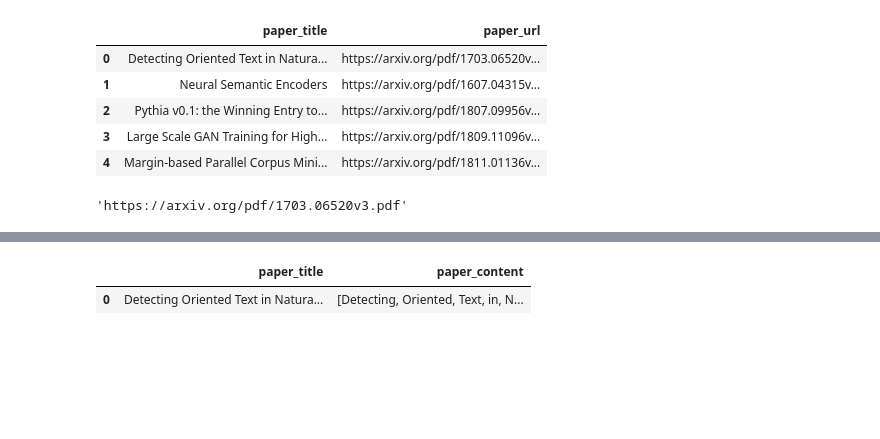
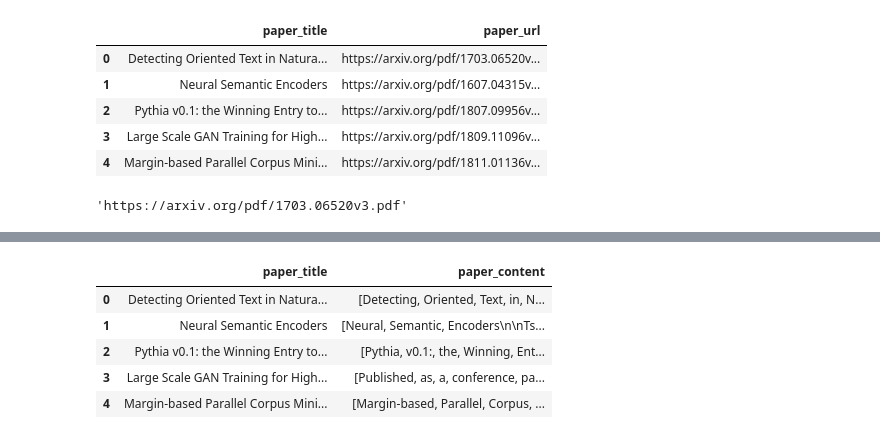
Before and after one commit to ndaly06/ml_optimisation, a Jupyter notebook: notebooks/pdf_scraper.ipynb, the cells around one changed output, grey strips where cells are left out. Saved outputs shown, nothing was run; the diff lists cells and outputs as text; code cells hidden in the pictures; blank space fills up the shorter version.

```diff
--- a/notebooks/pdf_scraper.ipynb
+++ b/notebooks/pdf_scraper.ipynb
@@ -25,12 +65,18 @@ paper_urls.iloc[0][1]
 # %%
-# # initializes an empty paper_content dictionary
-paper_content = {}
+# initializes an empty paper_content dictionary
+paper_content_1 = {}
 
 # iterates through each url in the paper_urls dataframe
-for i in range(1):
+for i in range(100):
+
+    # prints the count
+    print(i)
 
     # parses the paper from the url
     paper = parser.from_file(paper_urls.iloc[i][1])
+
+    # delays the script by 3 seconds
+#     time.sleep(3)
 
     # extracts the content from the paper
     text = paper['content']
@@ -48,8 +151,12 @@ for i in range(1):
 # %%
 # creates the paper_data dataframe from the paper_content dict
-paper_data = pd.DataFrame(list(paper_content.items()), columns=['paper_title', 'paper_content'])
+paper_data_1 = pd.DataFrame(list(paper_content_1.items()), columns=['paper_title', 'paper_content'])
 
-paper_data.head()
+paper_data_1.head()
 # %% [output]
 |  | paper_title | paper_content |
 | 0 | Detecting Oriented Text in Natura... | [Detecting, Oriented, Text, in, N... |
+| 1 | Neural Semantic Encoders | [Neural, Semantic, Encoders\n\nTs... |
+| 2 | Pythia v0.1: the Winning Entry to... | [Pythia, v0.1:, the, Winning, Ent... |
+| 3 | Large Scale GAN Training for High... | [Published, as, a, conference, pa... |
+| 4 | Margin-based Parallel Corpus Mini... | [Margin-based, Parallel, Corpus, ... |
```
Also changed, not shown: parts of 12 cells of this notebook, 5 other files.
